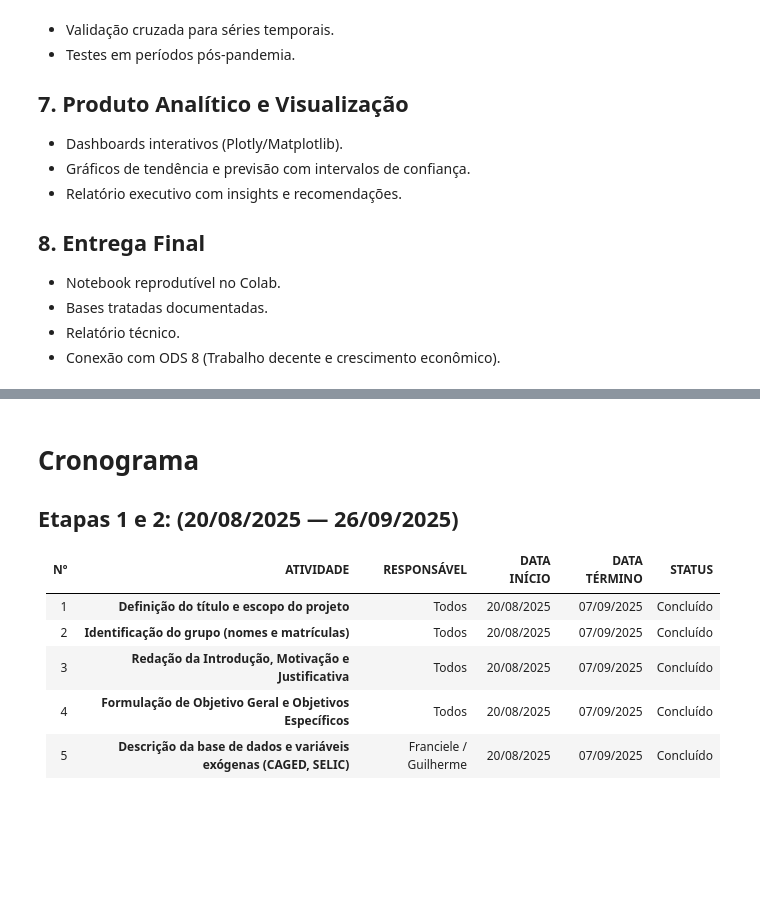
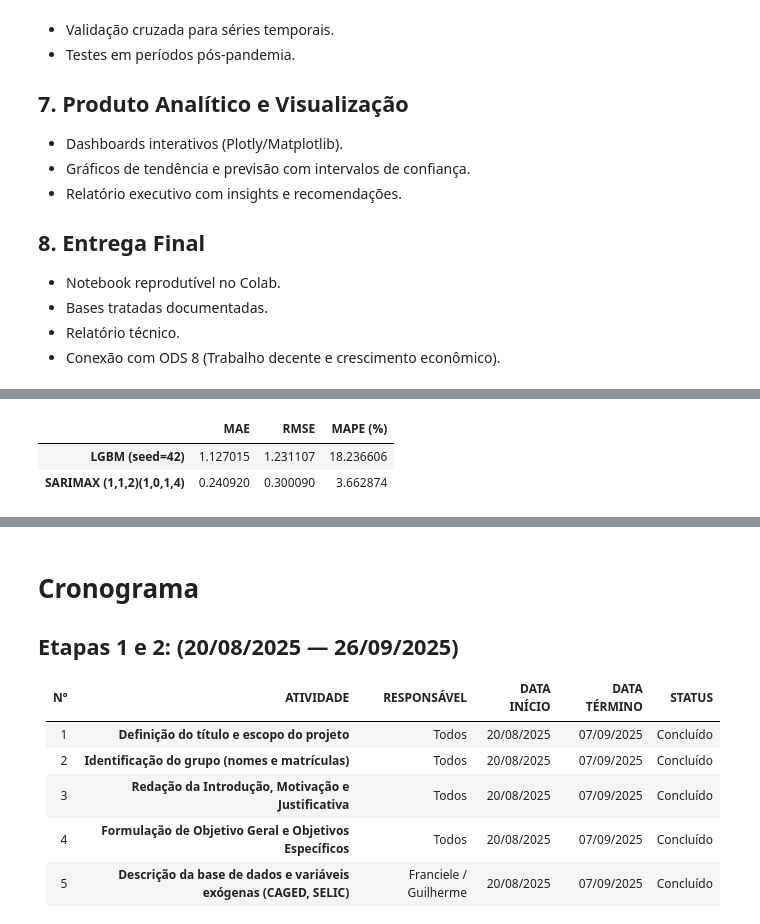
Before and after one commit to fpaterni10/projeto-aplicado-iv-desemprego-br, a Jupyter notebook: notebooks/entrega3/cd_projeto_aplicado_IV_entrega_3.ipynb, the cells around one changed output, grey strips where cells are left out. Cells and saved outputs as stored; diff of their text form; code cells hidden in the pictures; blank space fills up the shorter version.

```diff
--- a/notebooks/entrega3/cd_projeto_aplicado_IV_entrega_3.ipynb
+++ b/notebooks/entrega3/cd_projeto_aplicado_IV_entrega_3.ipynb
@@ -327,0 +546,10 @@ Ambos formam o núcleo do pipeline atual e estabelecem a base para os backtests
+# %%
+# %% [markdown]
+# # Comparativo de métricas
+
+import pandas as pd
+pd.concat([lgbm_metrics, sarimax_metrics])
+# %% [output]
+|  | MAE | RMSE | MAPE (%) |
+| LGBM (seed=42) | 1.127015 | 1.231107 | 18.236606 |
+| SARIMAX (1,1,2)(1,0,1,4) | 0.240920 | 0.300090 | 3.662874 |
```
Also changed, not shown: parts of 9 cells of this notebook.
